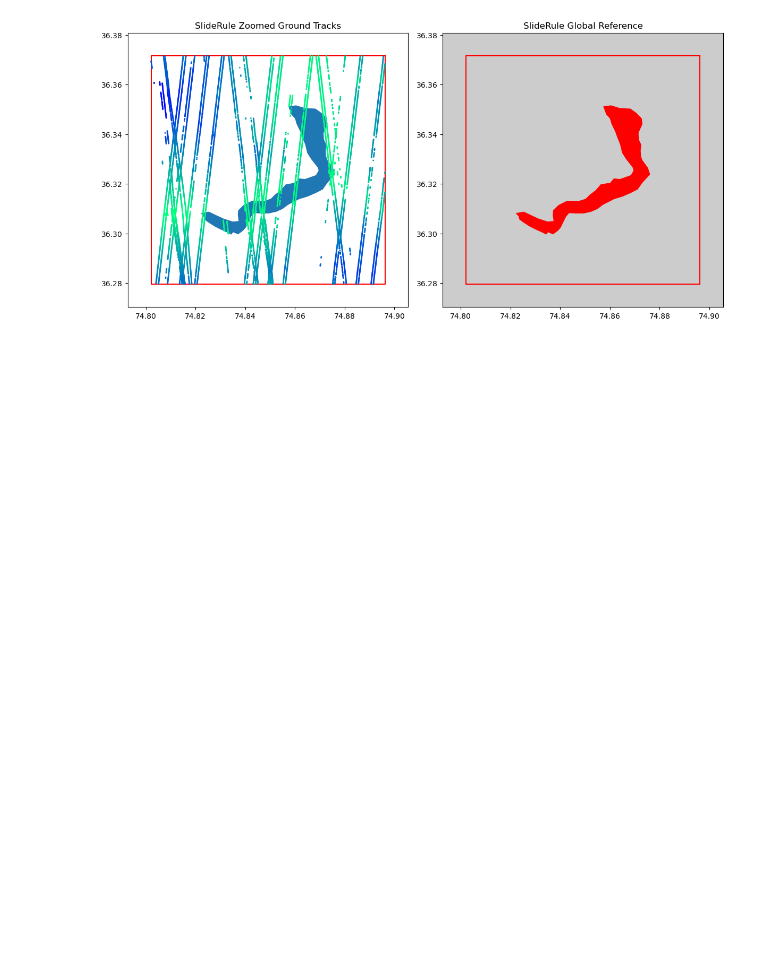
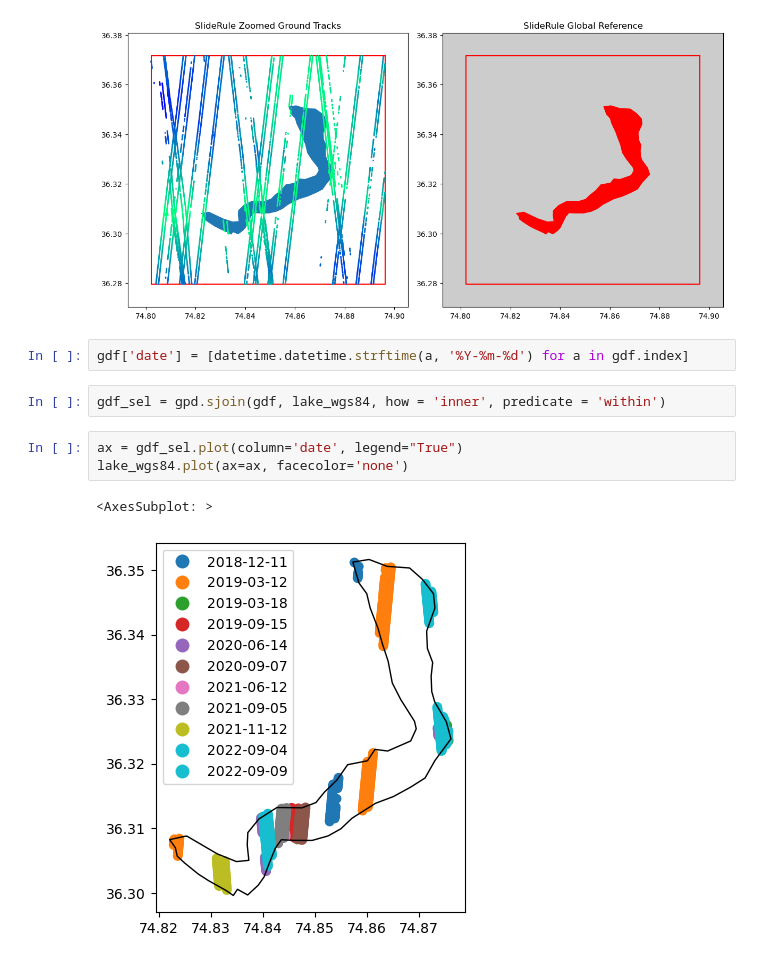
Before and after one commit to ICESAT-2HackWeek/3DLAKE, a Jupyter notebook: notebooks/Attabad.ipynb, the cells around one changed output. Drawn from its saved outputs; the diff is of its cells as text; blank space fills up the shorter version.

Commit message:
Added updated elevation timeseries of Attabad Lake

```diff
--- a/notebooks/Attabad.ipynb
+++ b/notebooks/Attabad.ipynb
@@ -104,3 +114,13 @@ plt.tight_layout(),
 # %% [output]
 (None,)
 [figure]
+# %%
+gdf['date'] = [datetime.datetime.strftime(a, '%Y-%m-%d') for a in gdf.index]
+# %%
+gdf_sel = gpd.sjoin(gdf, lake_wgs84, how = 'inner', predicate = 'within')
+# %%
+ax = gdf_sel.plot(column='date', legend="True")
+lake_wgs84.plot(ax=ax, facecolor='none')
+# %% [output]
+<AxesSubplot: >
+[figure, added]
```
Also changed, not shown: parts of 6 cells of this notebook.
